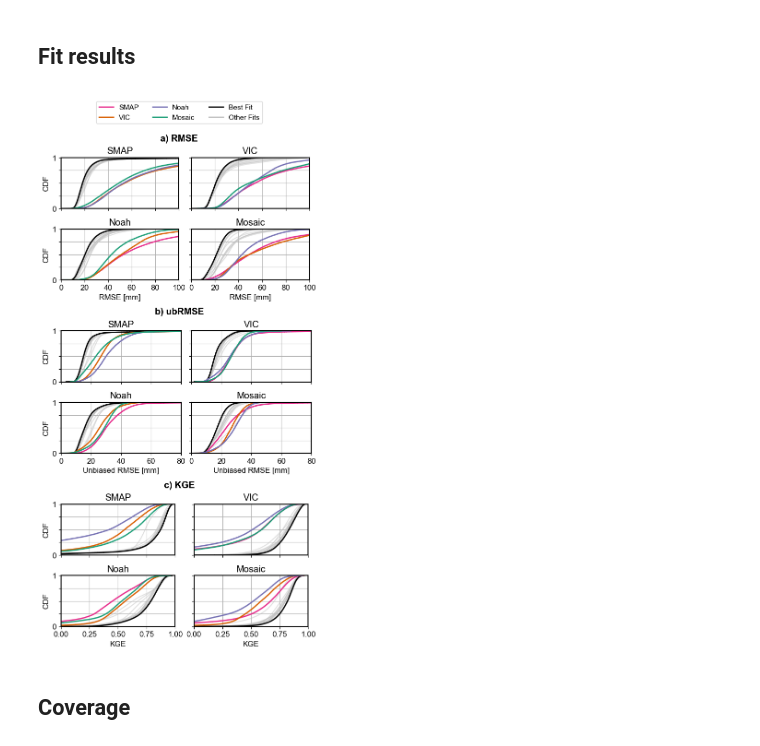
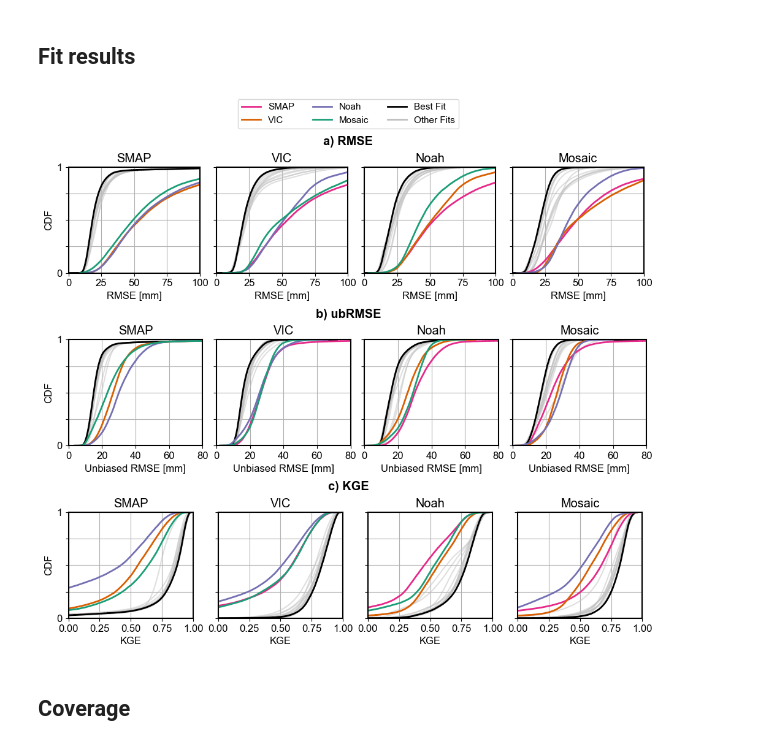
Before and after one commit to david0811/lafferty-etal-2024-tbd, a Jupyter notebook: scripts/02b_calibration_plots.ipynb, the cells around one changed output. Cells and saved outputs as stored; diff of their text form; code cells hidden in the pictures.

```diff
--- a/scripts/02b_calibration_plots.ipynb
+++ b/scripts/02b_calibration_plots.ipynb
@@ -653,9 +653,10 @@ def plot_hist_stat_all(subset_name, stat_name, hindcast_dir, save_name, legend_l
                     ax.ecdf(data, color=obs_colors[other_obs_name], label=other_obs_name, lw=lw)
 
         # Tidy
-        if ido in [2,3]:
-            ax.set_xlabel(f'{xlabel}')
-        if ido in [0,2]:
+        # if ido in [2,3]:
+        ax.set_xlabel(f'{xlabel}')
+        if ido == 0:
+            # if ido in [0,2]:
             ax.set_ylabel('CDF')
         ax.set_yticks(np.arange(0.,1.01,0.25), ['0','','','','1'])
         if xlims:
@@ -670,7 +671,7 @@ save_name = "best_only"
 hindcast_dir = "best_only"
 lw=2
 
-fig = plt.figure(layout='constrained', figsize=(6, 12))
+fig = plt.figure(layout='constrained', figsize=(10, 9))
 subfigs = fig.subfigures(4, 1, wspace=0.07, height_ratios = [2,10,10,10])
 
 # Add legend
@@ -686,13 +687,16 @@ axsLegend.legend(custom_lines, ['SMAP', 'VIC', 'Noah', 'Mosaic', 'Best Fit', 'Ot
                 ncols=3, fontsize=11, loc='center')
 axsLegend.axis('off')
 
-axsTop = subfigs[1].subplots(2, 2, sharey=True, sharex=True)
+# axsTop = subfigs[1].subplots(2, 2, sharey=True, sharex=True)
+axsTop = subfigs[1].subplots(1, 4, sharey=True, sharex=True)
 subfigs[1].suptitle('a) RMSE', fontweight='bold')
 
-axsMiddle = subfigs[2].subplots(2, 2, sharey=True, sharex=True)
+# axsMiddle = subfigs[2].subplots(2, 2, sharey=True, sharex=True)
+axsMiddle = subfigs[2].subplots(1, 4, sharey=True, sharex=True)
 subfigs[2].suptitle('b) ubRMSE', fontweight='bold')
 
-axsBottom = subfigs[3].subplots(2, 2, sharey=True, sharex=True)
+# axsBottom = subfigs[3].subplots(2, 2, sharey=True, sharex=True)
+axsBottom = subfigs[3].subplots(1, 4, sharey=True, sharex=True)
 subfigs[3].suptitle('c) KGE', fontweight='bold')
 
 ##############
@@ -721,34 +725,34 @@ legend_loc = False
 
 plot_hist_stat_all(subset_name=subset_name,
                    stat_name=stat_name,
                    hindcast_dir=hindcast_dir,
                    save_name=save_name,
                    legend_loc=legend_loc,
                    xlabel=xlabel,
                    xlims=[0,80],
                    show_other_obs=True,
                    axs=axsMiddle.flatten())
 
 ##############
 # KGE
 ##############
 stat_name = "kge"
 xlabel = "KGE"
 legend_loc = False
 
 plot_hist_stat_all(subset_name=subset_name,
                    stat_name=stat_name,
                    hindcast_dir=hindcast_dir,
                    save_name=save_name,
                    legend_loc=legend_loc,
                    xlabel=xlabel,
                    xlims=[0,1],
                    show_other_obs=True,
                    axs=axsBottom.flatten())
 
 plt.savefig('../figs/main/fig4_calibration_ecdfs.pdf', bbox_inches = 'tight')
 # %% [output]
-[figure, old version]
+[figure, new version]
 # %% [markdown]
 ## Coverage
 # %%
```
